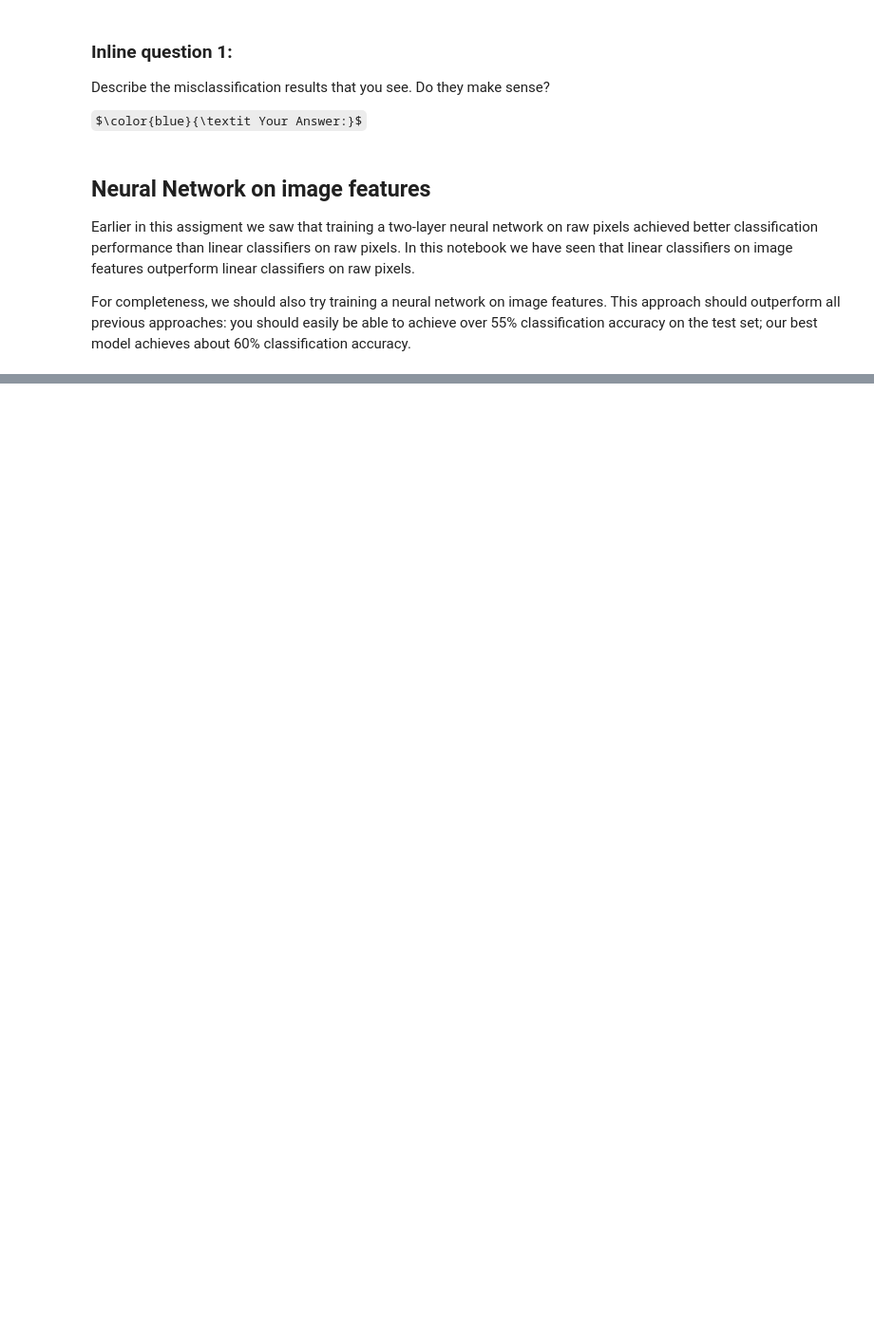
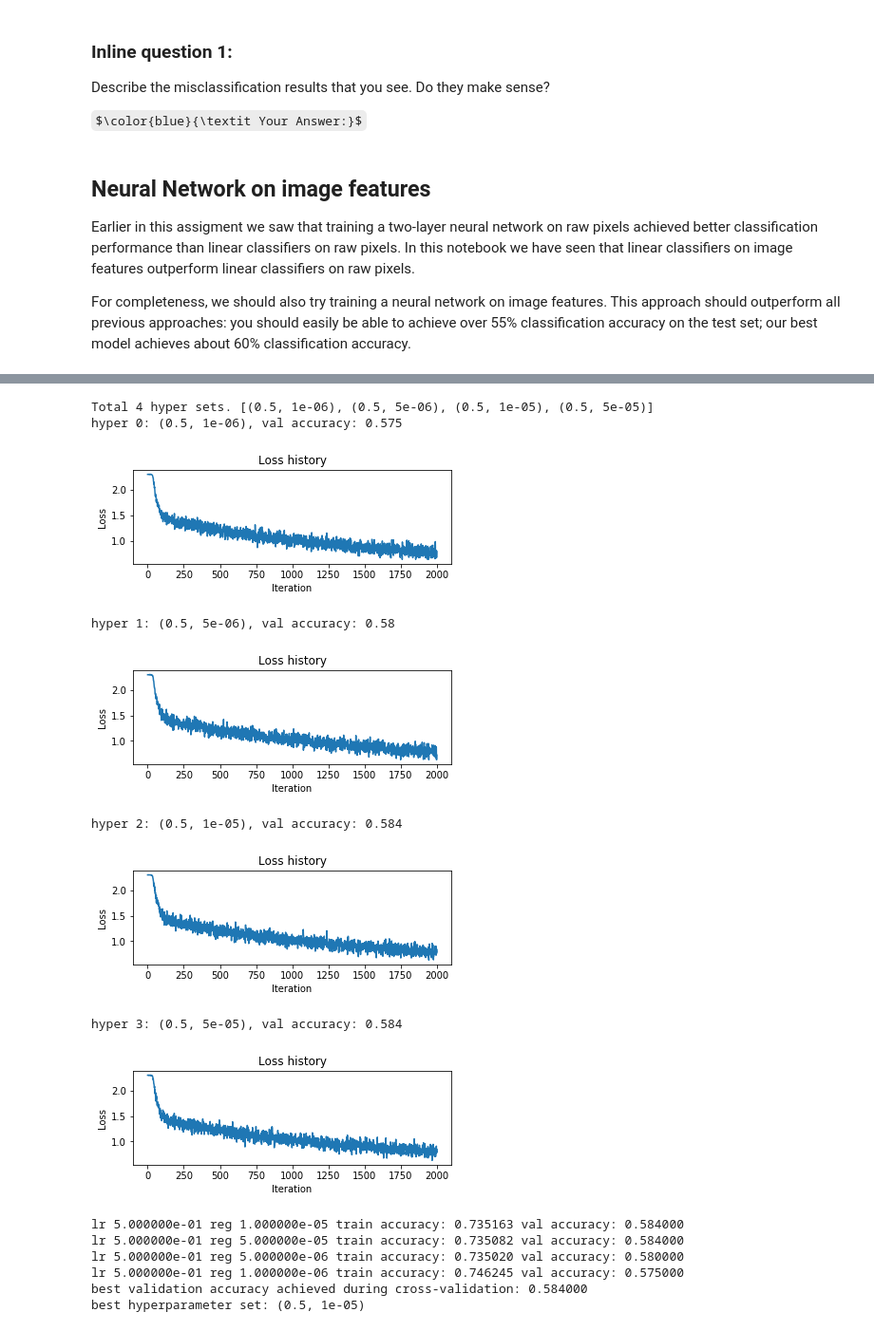
Before and after one commit to qyhfrank/CS231n_2020, a Jupyter notebook: assignment1/features.ipynb, the cells around one changed output, grey strips where cells are left out. Shown: that part at 95% size. Cells and saved outputs as stored; diff of their text form; code cells hidden in the pictures; some formulas as TeX source; blank space fills up the shorter version.

```diff
--- a/assignment1/features.ipynb
+++ b/assignment1/features.ipynb
@@ -126,8 +126,8 @@ Using the multiclass SVM code developed earlier in the assignment, train SVMs on
 from cs231n.classifiers.linear_classifier import LinearSVM
 
 # learning_rates = learning_rates = 10 ** np.arange(-9, -2, 1, dtype=float)
-learning_rates = [5e-8, 1e-7, 5e-7]
-# regularization_strengths = [5e4, 5e5, 5e6]
+learning_rates = [1e-7]
+# regularization_strengths = 1e4 * np.arange(1, 10, 1)
 regularization_strengths = [5e4]
 
 results = {}
@@ -154,7 +154,7 @@ for i in learning_rates:
     for j in regularization_strengths:
             hyper_set.append((i, j))
 
-print(f"Total {len(hyper_set)} hyper set.", hyper_set)
+print(f"Total {len(hyper_set)} hyper sets.", hyper_set)
 
 for idx, hyper in enumerate(hyper_set):
     lr, rs = hyper
@@ -173,7 +173,7 @@ for idx, hyper in enumerate(hyper_set):
         best_svm = model
         best_hyper = hyper
 
-    print(f'hyper {idx}: {hyper}, val accuracy: {val_accuracy}')
+    # print(f'hyper {idx}: {hyper}, val accuracy: {val_accuracy}')
 
 # *****END OF YOUR CODE (DO NOT DELETE/MODIFY THIS LINE)*****
 
@@ -258,56 +260,74 @@ num_iters = 2000
 batch_size = 256
 learning_rate_decay = 0.95
 
-learning_rates = 10 ** np.arange(-9, 1, 1, dtype=float)
-# learning_rates = [1e-3]
+# learning_rates = 10 ** np.arange(-9, 1, 1, dtype=float)
+learning_rates = [5e-1]
 # regularization_strengths = 10 ** np.arange(-6, -2, 1, dtype=float)
-regularization_strengths = [1e-4]
+regularization_strengths = [1e-6, 5e-6, 1e-5, 5e-5]
 
 results = {}
 best_hyper = None
+best_val = -1
 
 hyper_set = []
 for i in learning_rates:
     for j in regularization_strengths:
             hyper_set.append((i, j))
 
-print(f"Total {len(hyper_set)} hyper set.", hyper_set)
+print(f"Total {len(hyper_set)} hyper sets.", hyper_set)
 
 for idx, hyper in enumerate(hyper_set):
     lr, rs = hyper
     model = TwoLayerNet(input_dim, hidden_dim, num_classes)
-    stats = net.train(X_train_feats, y_train, X_val_feats, y_val,
-                num_iters=num_iters, batch_size=batch_sizebatch_size,
-                learning_rate=lr, learning_rate_decay=learning_rate_decaylearning_rate_decay,
+    stats = model.train(X_train_feats, y_train, X_val_feats, y_val,
+                num_iters=num_iters, batch_size=batch_size,
+                learning_rate=lr, learning_rate_decay=learning_rate_decay,
                 reg=rs, verbose=False)
 
     y_train_pred = model.predict(X_train_feats)
     y_val_pred = model.predict(X_val_feats)
     train_accuracy = np.mean(y_train == y_train_pred)
     val_accuracy = np.mean(y_val == y_val_pred)
 
     results[hyper] = (train_accuracy, val_accuracy)
     if val_accuracy > best_val:
         best_val = val_accuracy
         best_net = model
         best_hyper = hyper
 
     print(f'hyper {idx}: {hyper}, val accuracy: {val_accuracy}')
+
     plt.subplot(2, 1, 1)
     plt.plot(stats['loss_history'])
     plt.title('Loss history')
     plt.xlabel('Iteration')
     plt.ylabel('Loss')
     plt.show()
 
-for (lr, reg, hs), (train_accuracy, val_accuracy) in sorted(results.items(), key=lambda x: x[1][1], reverse=True):
-    print('lr %e reg %e hs %e train accuracy: %f val accuracy: %f' % (
-                lr, reg, hs, train_accuracy, val_accuracy))
+for (lr, reg), (train_accuracy, val_accuracy) in sorted(results.items(), key=lambda x: x[1][1], reverse=True):
+    print('lr %e reg %e train accuracy: %f val accuracy: %f' % (
+                lr, reg, train_accuracy, val_accuracy))
 
 print('best validation accuracy achieved during cross-validation: %f' % best_val)
 print(f'best hyperparameter set: {best_hyper}')
 
 # *****END OF YOUR CODE (DO NOT DELETE/MODIFY THIS LINE)*****
+# %% [output]
+Total 4 hyper sets. [(0.5, 1e-06), (0.5, 5e-06), (0.5, 1e-05), (0.5, 5e-05)]
+hyper 0: (0.5, 1e-06), val accuracy: 0.575
+[figure, added]
+hyper 1: (0.5, 5e-06), val accuracy: 0.58
+[figure, added]
+hyper 2: (0.5, 1e-05), val accuracy: 0.584
+[figure, added]
+hyper 3: (0.5, 5e-05), val accuracy: 0.584
+[figure, added]
+lr 5.000000e-01 reg 1.000000e-05 train accuracy: 0.735163 val accuracy: 0.584000
+lr 5.000000e-01 reg 5.000000e-05 train accuracy: 0.735082 val accuracy: 0.584000
+lr 5.000000e-01 reg 5.000000e-06 train accuracy: 0.735020 val accuracy: 0.580000
+lr 5.000000e-01 reg 1.000000e-06 train accuracy: 0.746245 val accuracy: 0.575000
+best validation accuracy achieved during cross-validation: 0.584000
+best hyperparameter set: (0.5, 1e-05)
 # %%
 # Run your best neural net classifier on the test set. You should be able
 # to get more than 55% accuracy.
```
Also changed, not shown: parts of 5 cells of this notebook, 2 other files.
